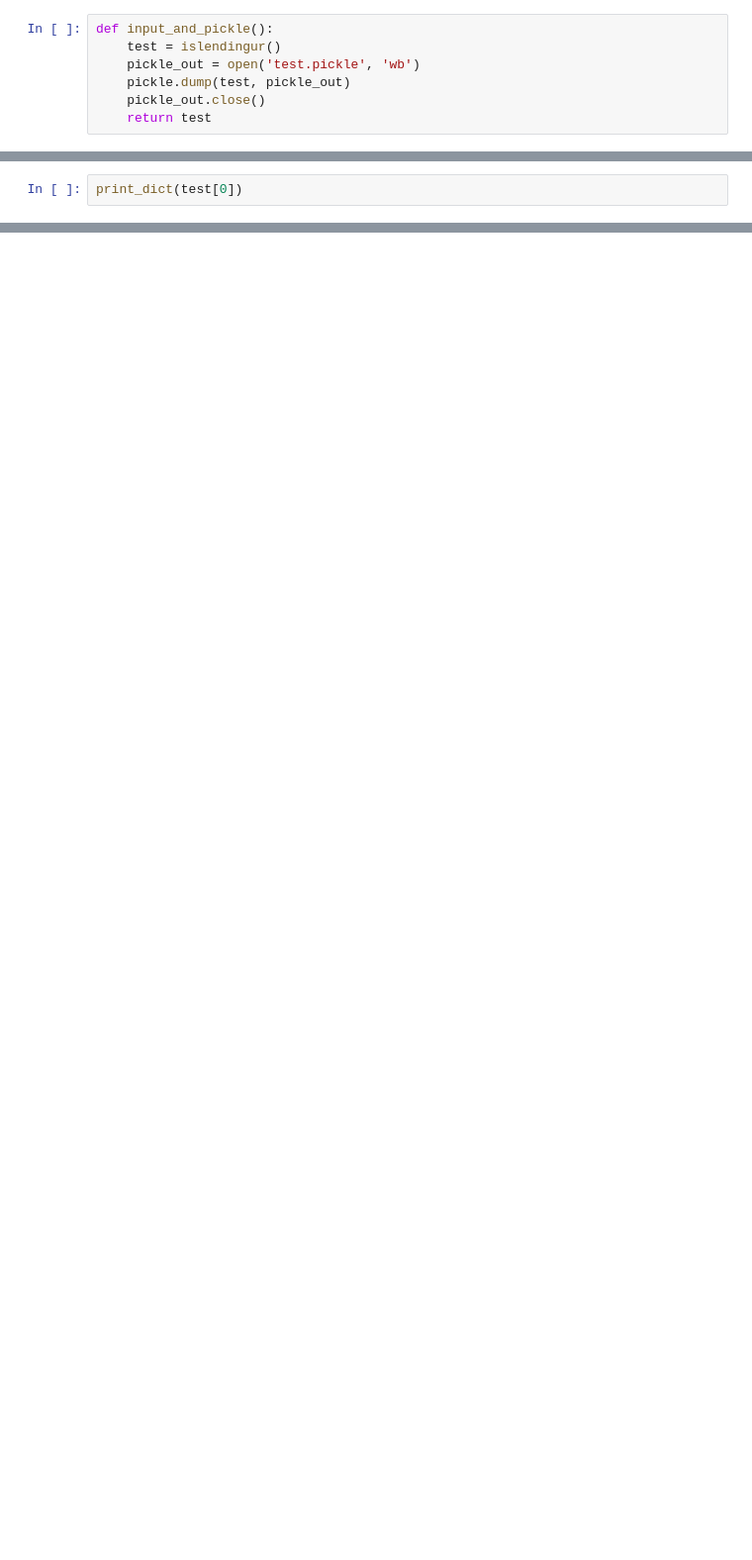
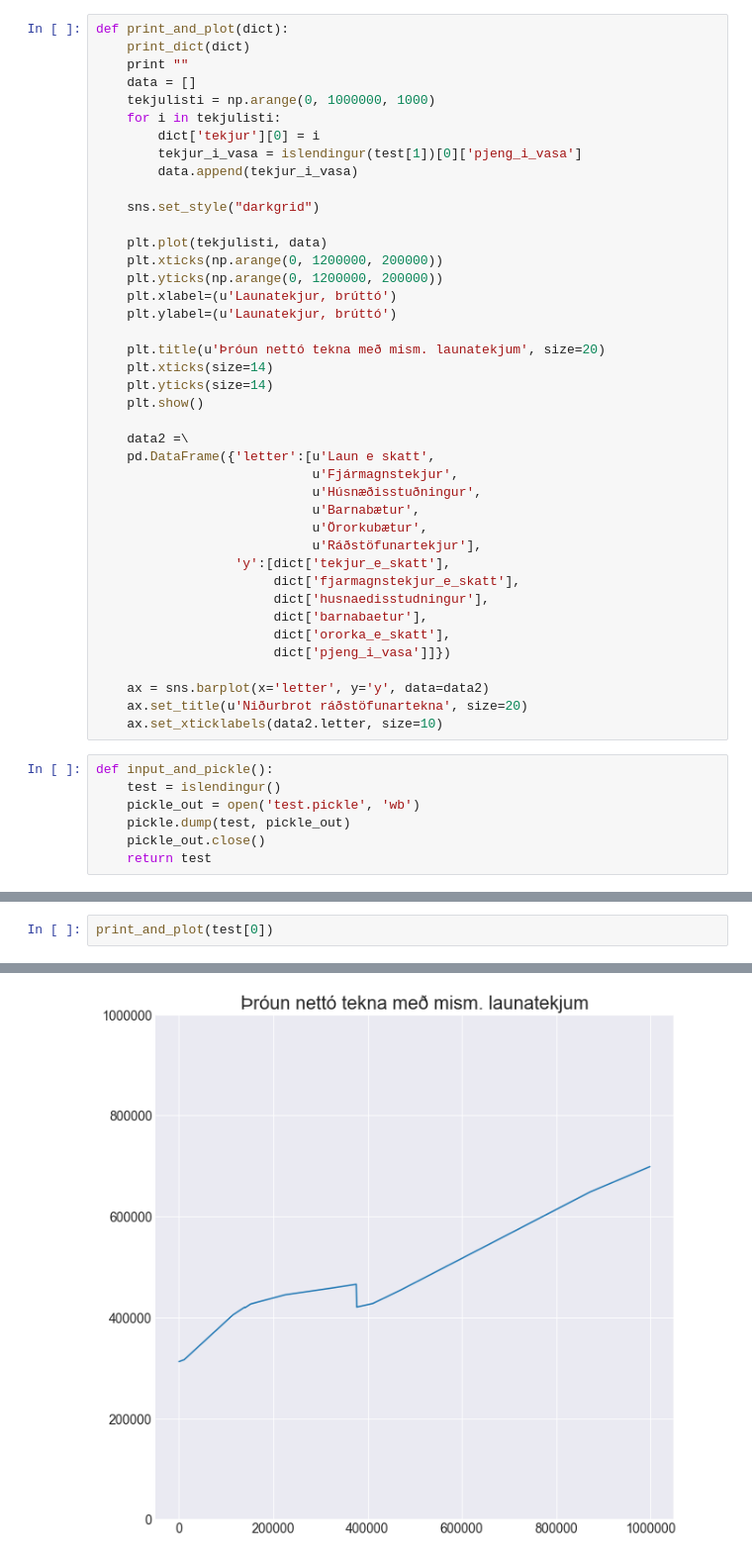
Before and after one commit to kelihjoll/islendingur_reiknivel, a Jupyter notebook: HH/fundur_28112018.ipynb, the cells around one changed output, grey strips where cells are left out. Shown: that part at 99% size. Drawn from its saved outputs; the diff is of its cells as text; blank space fills up the shorter version.

```diff
--- a/HH/fundur_28112018.ipynb
+++ b/HH/fundur_28112018.ipynb
@@ -17,6 +19,47 @@ from functions import *
 Populating the interactive namespace from numpy and matplotlib
 `%matplotlib` prevents importing * from pylab and numpy
   "\n`%matplotlib` prevents importing * from pylab and numpy"
+# %%
+def print_and_plot(dict):
+    print_dict(dict)
+    print ""
+    data = []
+    tekjulisti = np.arange(0, 1000000, 1000)
+    for i in tekjulisti:
+        dict['tekjur'][0] = i
+        tekjur_i_vasa = islendingur(test[1])[0]['pjeng_i_vasa']
+        data.append(tekjur_i_vasa)
+
+    sns.set_style("darkgrid")
+
+    plt.plot(tekjulisti, data)
+    plt.xticks(np.arange(0, 1200000, 200000))
+    plt.yticks(np.arange(0, 1200000, 200000))
+    plt.xlabel=(u'Launatekjur, brúttó')
+    plt.ylabel=(u'Launatekjur, brúttó')
+
+    plt.title(u'Þróun nettó tekna með mism. launatekjum', size=20)
+    plt.xticks(size=14)
+    plt.yticks(size=14)
+    plt.show()
+
+    data2 =\
+    pd.DataFrame({'letter':[u'Laun e skatt',
+                            u'Fjármagnstekjur',
+                            u'Húsnæðisstuðningur',
+                            u'Barnabætur',
+                            u'Örorkubætur',
+                            u'Ráðstöfunartekjur'],
+                  'y':[dict['tekjur_e_skatt'],
+                       dict['fjarmagnstekjur_e_skatt'],
+                       dict['husnaedisstudningur'],
+                       dict['barnabaetur'],
+                       dict['ororka_e_skatt'],
+                       dict['pjeng_i_vasa']]})
+
+    ax = sns.barplot(x='letter', y='y', data=data2)
+    ax.set_title(u'Niðurbrot ráðstöfunartekna', size=20)
+    ax.set_xticklabels(data2.letter, size=10)
 # %%
 def input_and_pickle():
     test = islendingur()
@@ -47,4 +90,4 @@ Hlutfall i prosentum: 0
 # %%
-print_dict(test[0])
+print_and_plot(test[0])
 # %% [output]
 ==========LAUN============
@@ -68 +109,2 @@ Nettó tekjur í hverjum mánuði: 416,451.8
 ======================
+[figure, added]
```
Also changed, not shown: parts of 5 cells of this notebook, 5 other files.
